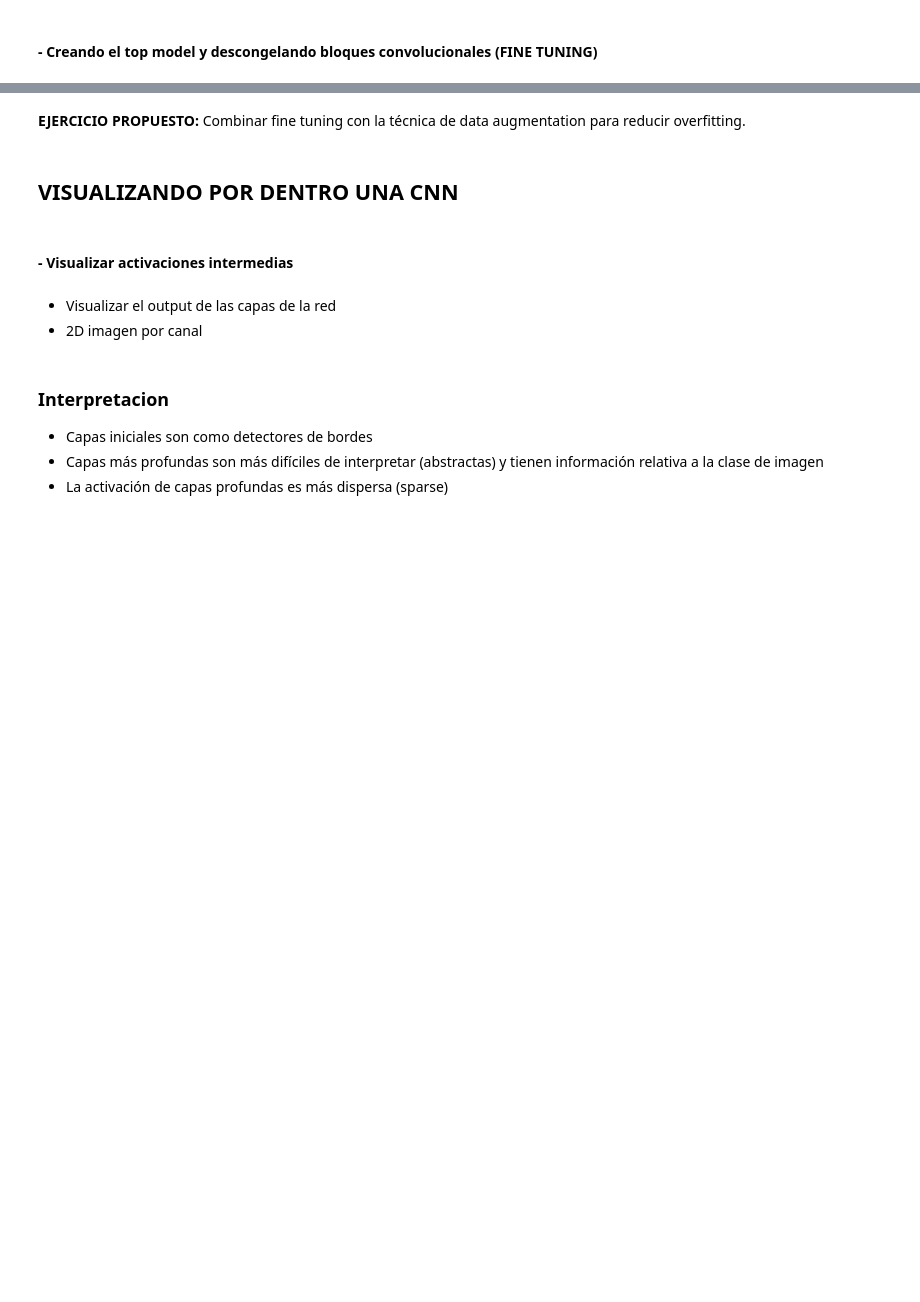
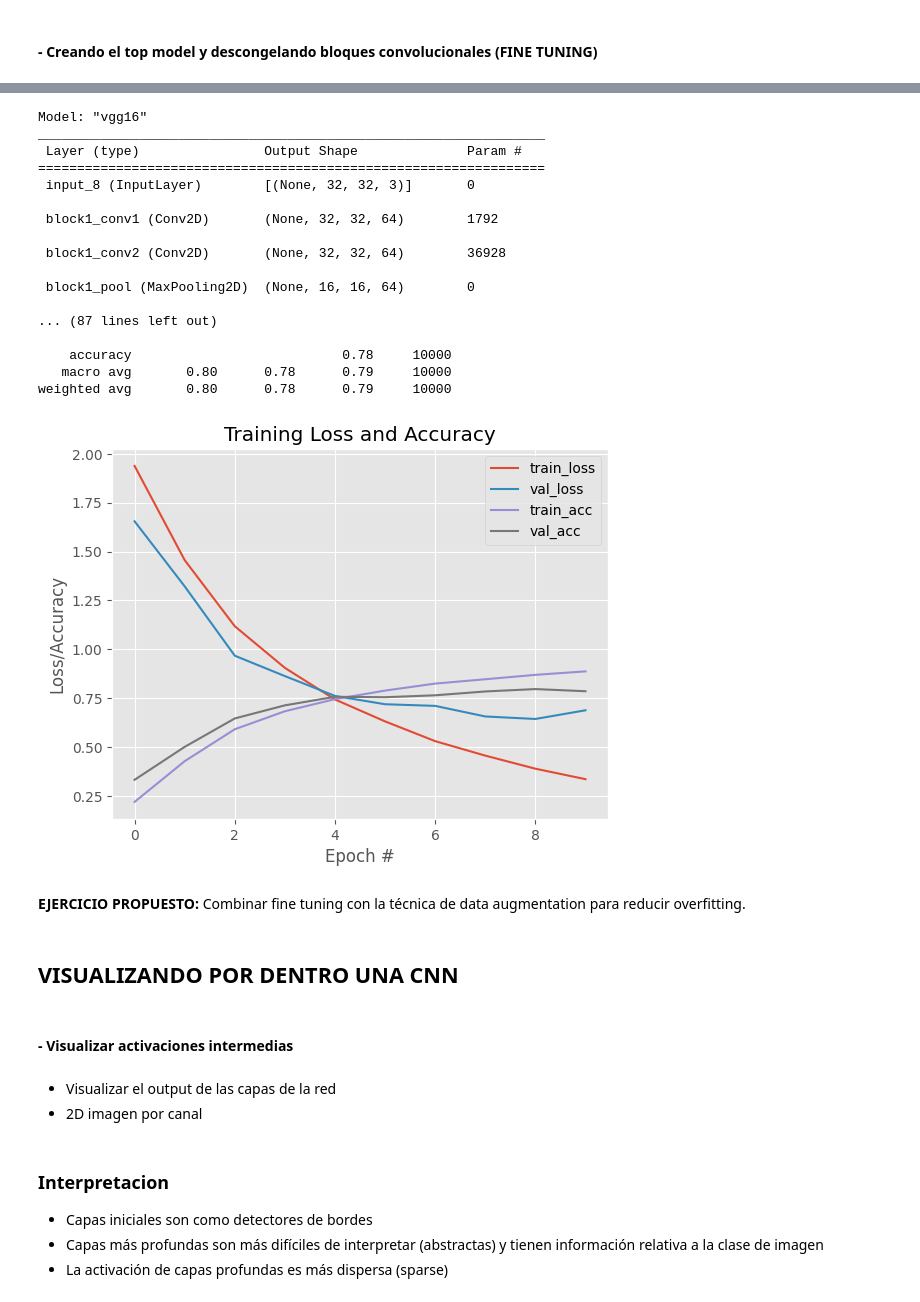
Before and after one commit to JorgeZarama/DeepLearning, a Jupyter notebook: 07MIAR_VC04_VC05_Deep_Vision_Colab.ipynb, the cells around one changed output, grey strips where cells are left out. Cells and saved outputs as stored; diff of their text form; code cells hidden in the pictures; blank space fills up the shorter version.

```diff
--- a/07MIAR_VC04_VC05_Deep_Vision_Colab.ipynb
+++ b/07MIAR_VC04_VC05_Deep_Vision_Colab.ipynb
@@ -736,3 +740,73 @@ weighted avg       0.77      0.76      0.76     10000
+# %%
+# Entrenando todo el modelo
+
+from tensorflow.keras.applications import VGG16
+base_model = VGG16 (weights = "imagenet",
+                    include_top = False,
+                    input_shape=(32,32,3))
+base_model.summary()
+
+# #Congelamos parcialmente
+
+# for layer in base_model.layers:
+#   if layer.name == "block3_conv1":
+#     break
+#   layer.trainable = False
+#   print("Capa" + layer.name + "congelada...")
+pre_train_model = Sequential()
+pre_train_model.add(base_model)
+pre_train_model.add(layers.Flatten())
+pre_train_model.add(layers.Dense(256, activation="relu"))
+pre_train_model.add(layers.Dense(10, activation="softmax"))
+pre_train_model.summary()
+
+
+#Definicion de Hiperparámetro
+batch_size=128
+learning_rate=0.001
+epochs=10
+num_clases=10
+
+
+pre_train_model.compile(optimizer=Adam(learning_rate=learning_rate),
+              loss="categorical_crossentropy", # Etiquetas categoricas
+              #loss="categorical_crossentropy"         #Etiquetas one-hot.encoding (e.g [0,0,0,1])
+              metrics=["accuracy"]
+             )
+# Entrenamos el perceptrón multicapa
+print("[INFO]: Entrenanado la red neuronal...")
+H = pre_train_model.fit(x_tr, y_tr_ohe,
+                        batch_size=batch_size,
+                        epochs=epochs,
+                        steps_per_epoch=x_tr.shape[0] // batch_size,
+                        validation_data=(x_val, y_val_ohe)
+                       )
+
+
+# Learning curves
+visualize_learning_curve(H)
+
+# Evaluando el modelo de predicción con las imágenes de test
+evaluate_model(pre_train_model, x_te, y_test)
+# %% [output]
+Model: "vgg16"
+_________________________________________________________________
+ Layer (type)                Output Shape              Param #
+=================================================================
+ input_8 (InputLayer)        [(None, 32, 32, 3)]       0
+
+ block1_conv1 (Conv2D)       (None, 32, 32, 64)        1792
+
+ block1_conv2 (Conv2D)       (None, 32, 32, 64)        36928
+
+ block1_pool (MaxPooling2D)  (None, 16, 16, 64)        0
+
+... (87 lines left out)
+
+    accuracy                           0.78     10000
+   macro avg       0.80      0.78      0.79     10000
+weighted avg       0.80      0.78      0.79     10000
+[figure, added]
 # %%
 # Imports que vamos a necesitar
 
```
Also changed, not shown: parts of 12 cells of this notebook.
